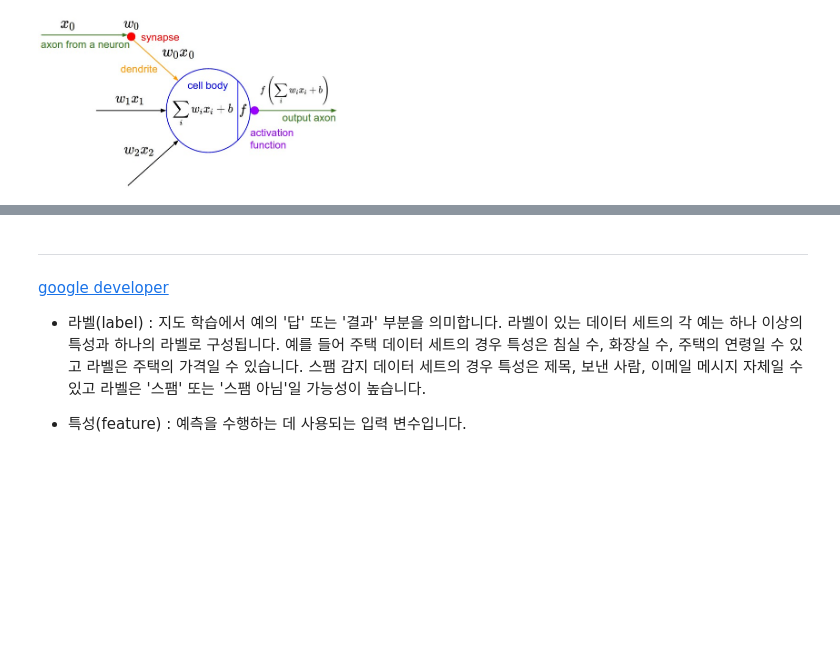
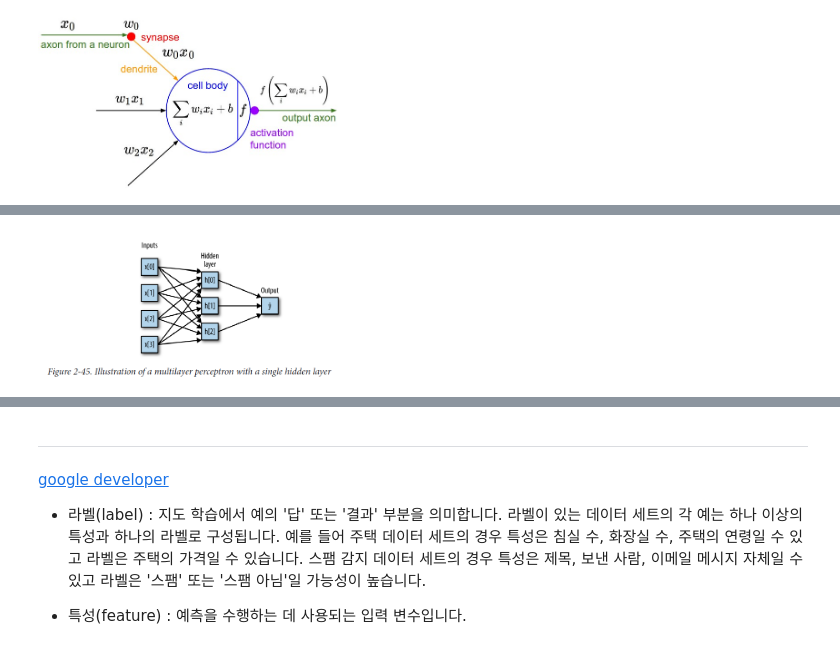
Before and after one commit to blee8/MyNotebook, a Jupyter notebook: 00_Sum Note/용어집.ipynb, the cells around one changed output, grey strips where cells are left out. Cells and saved outputs as stored; diff of their text form; code cells hidden in the pictures; blank space fills up the shorter version.

```diff
--- a/00_Sum Note/용어집.ipynb
+++ b/00_Sum Note/용어집.ipynb
@@ -48,0 +74,4 @@ Image(filename='../img/neuron_model.jpeg', width=300)
+# %%
+Image(filename='../img/singlePercetron.png', width=300)
+# %% [output]
+[figure, added]
```
Also changed, not shown: parts of 9 cells of this notebook, 56 other files.
